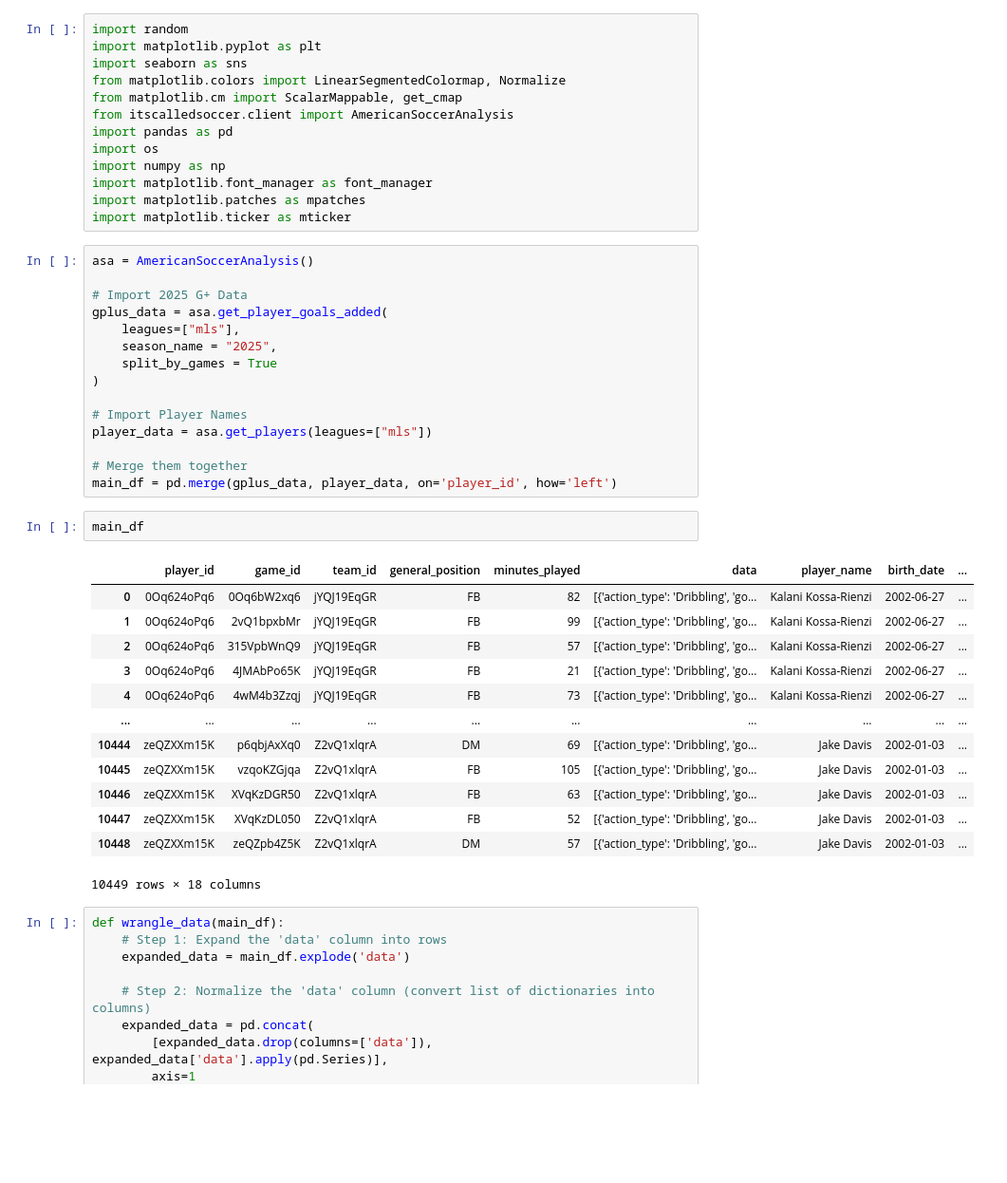
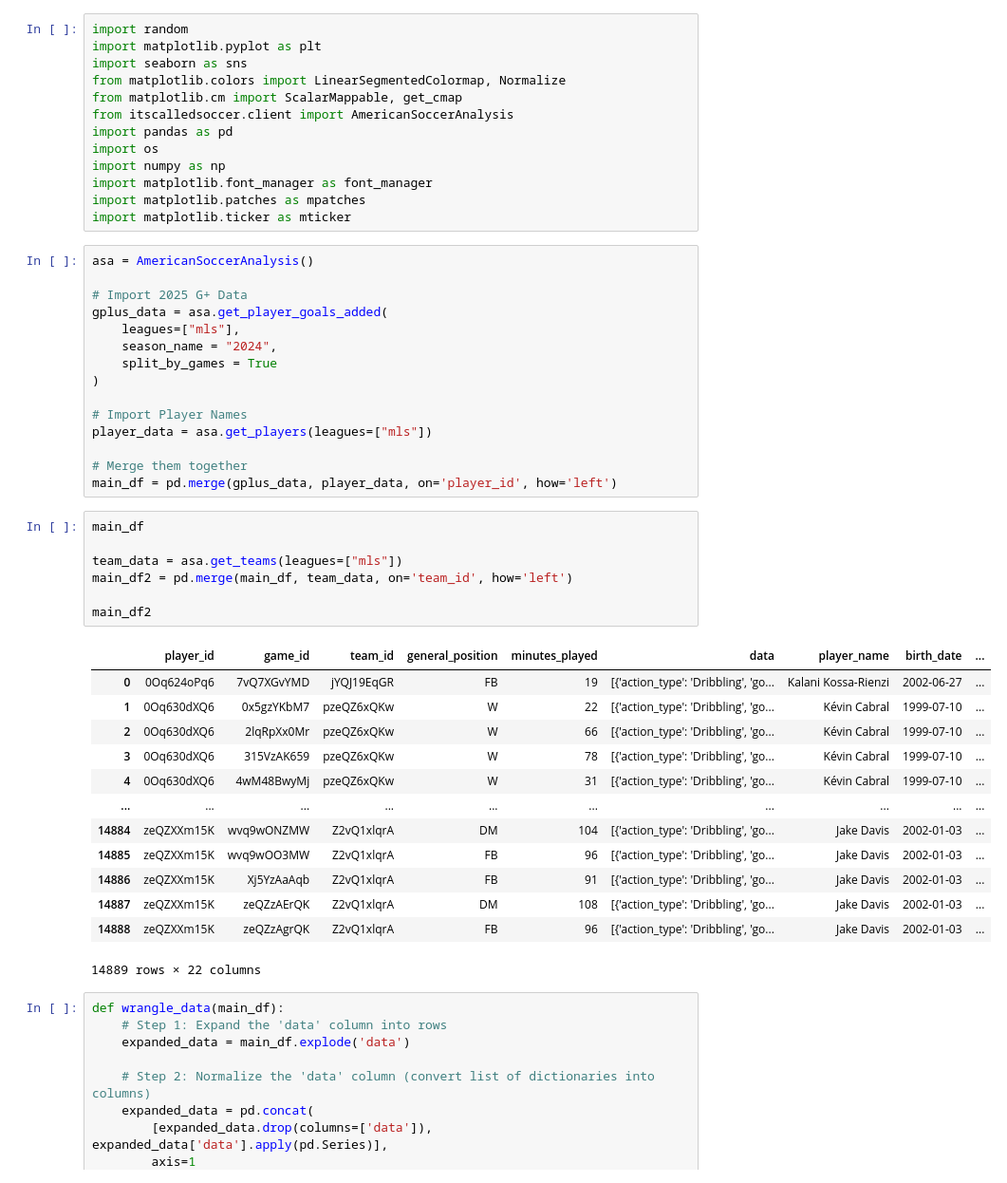
Before and after one commit to domihw05/TimbersDataExploration, a Jupyter notebook: Spider Chart/spider_chart.ipynb, the cells around one changed output. Shown at 95% size. Drawn from its saved outputs; the diff is of its cells as text; blank space fills up the shorter version.

```diff
--- a/Spider Chart/spider_chart.ipynb
+++ b/Spider Chart/spider_chart.ipynb
@@ -17,7 +17,7 @@ asa = AmericanSoccerAnalysis()
 # Import 2025 G+ Data
 gplus_data = asa.get_player_goals_added(
     leagues=["mls"],
-    season_name = "2025",
+    season_name = "2024",
     split_by_games = True
 )
 
@@ -28,20 +28,25 @@ player_data = asa.get_players(leagues=["mls"])
 main_df = pd.merge(gplus_data, player_data, on='player_id', how='left')
 # %%
 main_df
+
+team_data = asa.get_teams(leagues=["mls"])
+main_df2 = pd.merge(main_df, team_data, on='team_id', how='left')
+
+main_df2
 # %% [output]
 |  | player_id | game_id | team_id | general_position | minutes_played | data | player_name | birth_date | ... |
-| 0 | 0Oq624oPq6 | 0Oq6bW2xq6 | jYQJ19EqGR | FB | 82 | [{'action_type': 'Dribbling', 'go... | Kalani Kossa-Rienzi | 2002-06-27 | ... |
-| 1 | 0Oq624oPq6 | 2vQ1bpxbMr | jYQJ19EqGR | FB | 99 | [{'action_type': 'Dribbling', 'go... | Kalani Kossa-Rienzi | 2002-06-27 | ... |
-| 2 | 0Oq624oPq6 | 315VpbWnQ9 | jYQJ19EqGR | FB | 57 | [{'action_type': 'Dribbling', 'go... | Kalani Kossa-Rienzi | 2002-06-27 | ... |
-| 3 | 0Oq624oPq6 | 4JMAbPo65K | jYQJ19EqGR | FB | 21 | [{'action_type': 'Dribbling', 'go... | Kalani Kossa-Rienzi | 2002-06-27 | ... |
-| 4 | 0Oq624oPq6 | 4wM4b3Zzqj | jYQJ19EqGR | FB | 73 | [{'action_type': 'Dribbling', 'go... | Kalani Kossa-Rienzi | 2002-06-27 | ... |
+| 0 | 0Oq624oPq6 | 7vQ7XGvYMD | jYQJ19EqGR | FB | 19 | [{'action_type': 'Dribbling', 'go... | Kalani Kossa-Rienzi | 2002-06-27 | ... |
+| 1 | 0Oq630dXQ6 | 0x5gzYKbM7 | pzeQZ6xQKw | W | 22 | [{'action_type': 'Dribbling', 'go... | Kévin Cabral | 1999-07-10 | ... |
+| 2 | 0Oq630dXQ6 | 2lqRpXx0Mr | pzeQZ6xQKw | W | 66 | [{'action_type': 'Dribbling', 'go... | Kévin Cabral | 1999-07-10 | ... |
+| 3 | 0Oq630dXQ6 | 315VzAK659 | pzeQZ6xQKw | W | 78 | [{'action_type': 'Dribbling', 'go... | Kévin Cabral | 1999-07-10 | ... |
+| 4 | 0Oq630dXQ6 | 4wM48BwyMj | pzeQZ6xQKw | W | 31 | [{'action_type': 'Dribbling', 'go... | Kévin Cabral | 1999-07-10 | ... |
 | ... | ... | ... | ... | ... | ... | ... | ... | ... | ... |
-| 10444 | zeQZXXm15K | p6qbjAxXq0 | Z2vQ1xlqrA | DM | 69 | [{'action_type': 'Dribbling', 'go... | Jake Davis | 2002-01-03 | ... |
-| 10445 | zeQZXXm15K | vzqoKZGjqa | Z2vQ1xlqrA | FB | 105 | [{'action_type': 'Dribbling', 'go... | Jake Davis | 2002-01-03 | ... |
-| 10446 | zeQZXXm15K | XVqKzDGR50 | Z2vQ1xlqrA | FB | 63 | [{'action_type': 'Dribbling', 'go... | Jake Davis | 2002-01-03 | ... |
-| 10447 | zeQZXXm15K | XVqKzDL050 | Z2vQ1xlqrA | FB | 52 | [{'action_type': 'Dribbling', 'go... | Jake Davis | 2002-01-03 | ... |
-| 10448 | zeQZXXm15K | zeQZpb4Z5K | Z2vQ1xlqrA | DM | 57 | [{'action_type': 'Dribbling', 'go... | Jake Davis | 2002-01-03 | ... |
+| 14884 | zeQZXXm15K | wvq9wONZMW | Z2vQ1xlqrA | DM | 104 | [{'action_type': 'Dribbling', 'go... | Jake Davis | 2002-01-03 | ... |
+| 14885 | zeQZXXm15K | wvq9wOO3MW | Z2vQ1xlqrA | FB | 96 | [{'action_type': 'Dribbling', 'go... | Jake Davis | 2002-01-03 | ... |
+| 14886 | zeQZXXm15K | Xj5YzAaAqb | Z2vQ1xlqrA | FB | 91 | [{'action_type': 'Dribbling', 'go... | Jake Davis | 2002-01-03 | ... |
+| 14887 | zeQZXXm15K | zeQZzAErQK | Z2vQ1xlqrA | DM | 108 | [{'action_type': 'Dribbling', 'go... | Jake Davis | 2002-01-03 | ... |
+| 14888 | zeQZXXm15K | zeQZzAgrQK | Z2vQ1xlqrA | FB | 96 | [{'action_type': 'Dribbling', 'go... | Jake Davis | 2002-01-03 | ... |
-10449 rows × 18 columns
+14889 rows × 22 columns
 # %%
 def wrangle_data(main_df):
     # Step 1: Expand the 'data' column into rows
```
Also changed, not shown: parts of 9 cells of this notebook, 14 other files.
